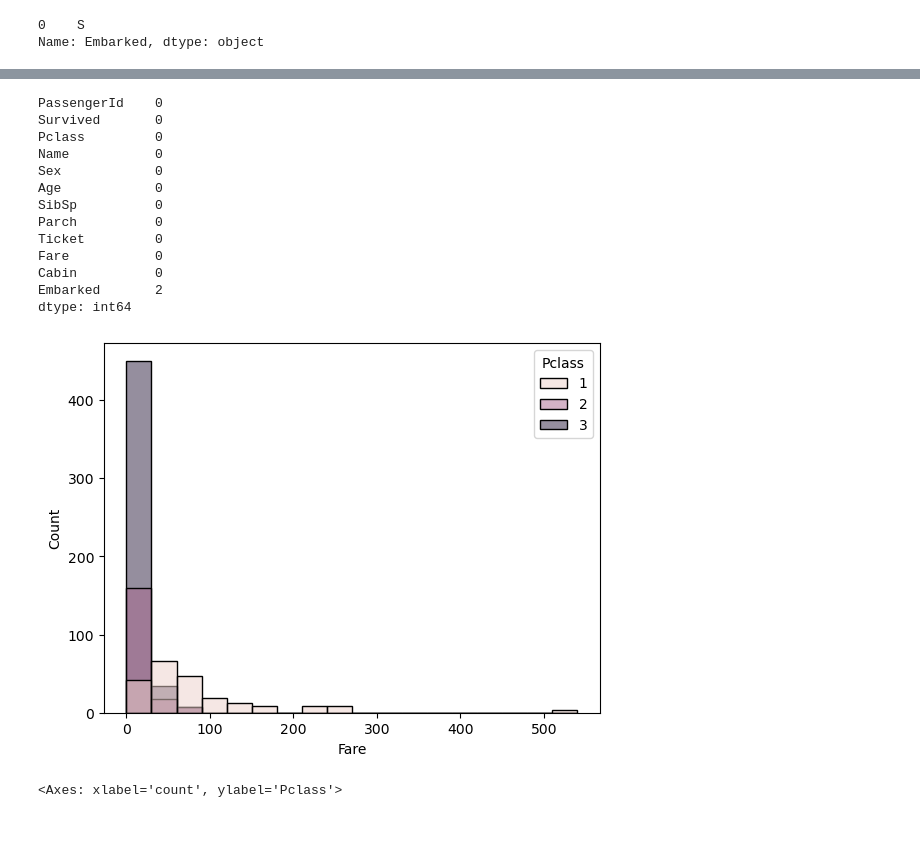
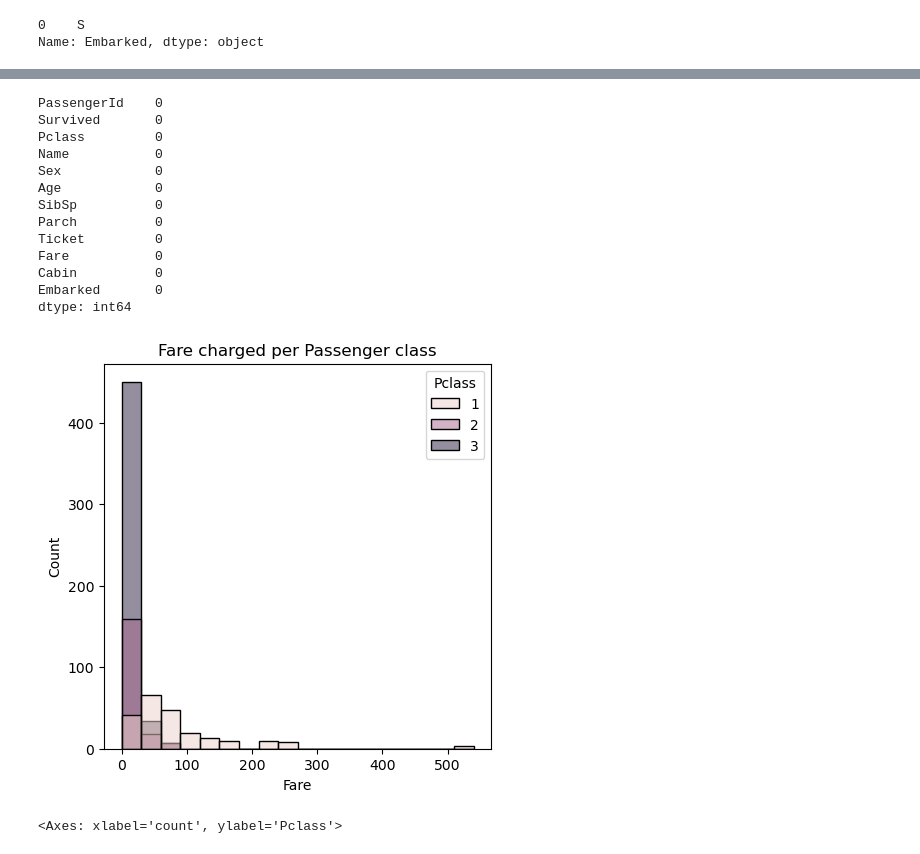
Before and after one commit to ompatil7/dsbda, a Jupyter notebook: assg4.ipynb, the cells around one changed output, grey strips where cells are left out. Saved outputs shown, nothing was run; the diff lists cells and outputs as text; code cells hidden in the pictures.

```diff
--- a/assg4.ipynb
+++ b/assg4.ipynb
@@ -88,7 +90,7 @@ for col in df.columns:
     elif col == 'Cabin':
         df[col].fillna('C23 C25 C27', inplace = True)
     elif col == 'Embarked':
-        df[col].fillna(embark_mode, inplace = True)
+        df[col].fillna('S', inplace = True)
 # %%
 df.head()
 # %% [output]
@@ -112,11 +114,14 @@ Parch          0
 Ticket         0
 Fare           0
 Cabin          0
-Embarked       2
+Embarked       0
 dtype: int64
 # %%
+
+plt.figure(figsize=(5,5))
+plt.title('Fare charged per Passenger class')
 sns.histplot(df, x='Fare',hue='Pclass', binwidth=30)
 plt.show()
 # %% [output]
-[figure, old version]
+[figure, new version]
 # %%
```
Also changed, not shown: parts of 2 cells of this notebook, 15 other files.
